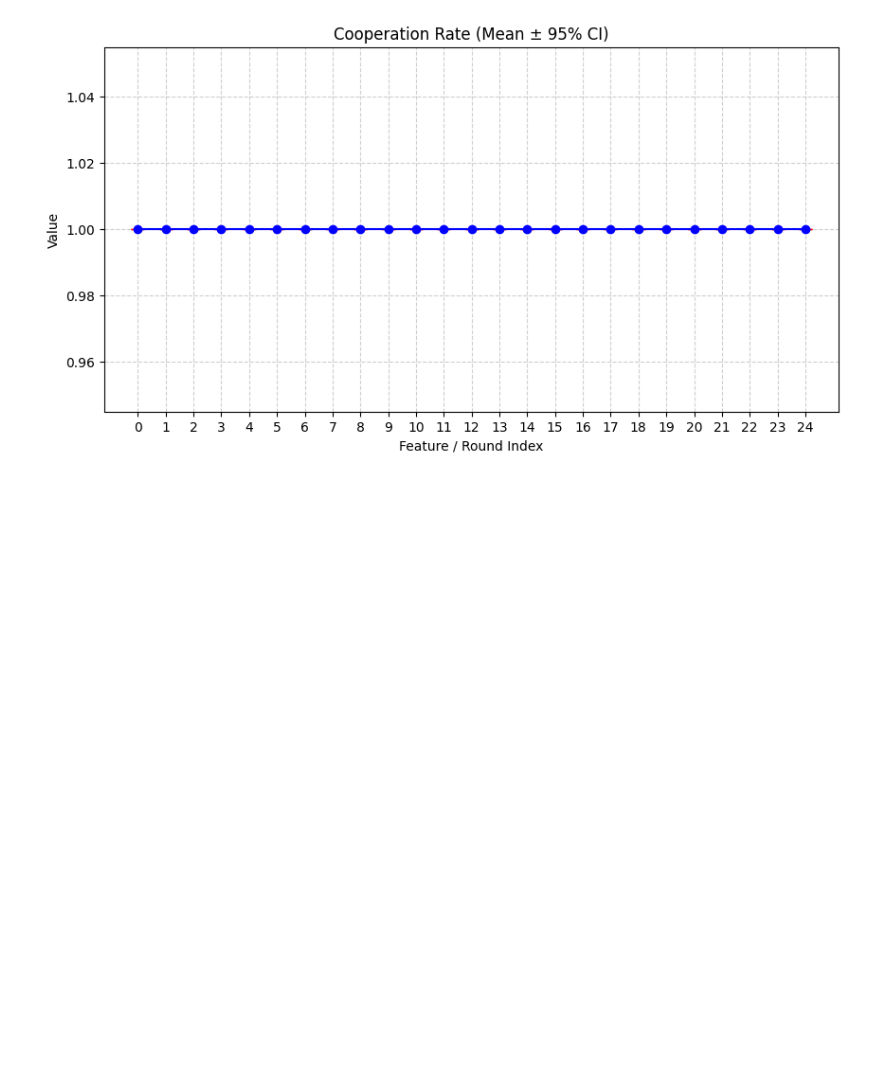
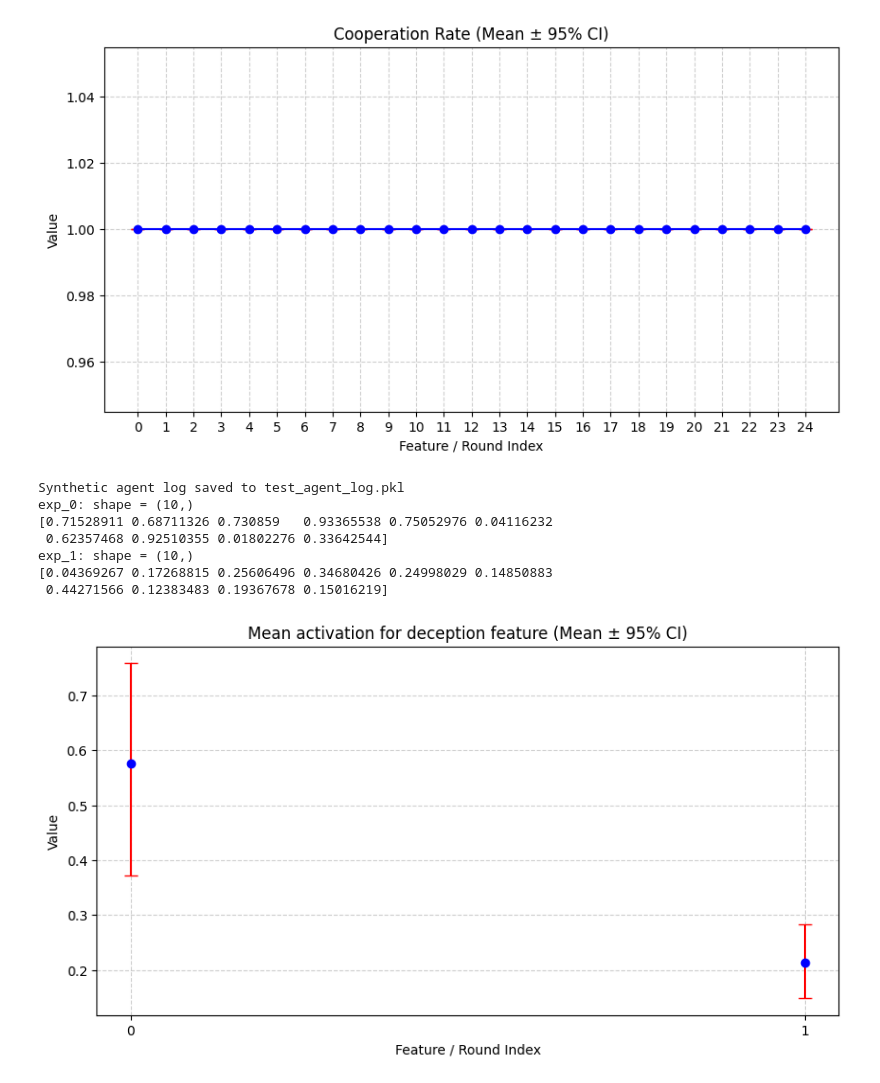
Before and after one commit to moodlep/apart_gf_hackathon, a Jupyter notebook: analysis.ipynb, the cells around one changed output. Drawn from its saved outputs; the diff is of its cells as text; code cells hidden in the pictures; blank space fills up the shorter version.

Commit message:
add plots for feature scores

```diff
--- a/analysis.ipynb
+++ b/analysis.ipynb
@@ -57,28 +96,30 @@ def bootstrap_confidence_interval(data, num_samples=10000, confidence_level=0.95
 
 
 def plot_statistic(statistic_name: str,
-                   data: list[list[float]],
+                   data: Union[list[list[float]], np.ndarray],
                    use_bootstrap: bool = True,
                    num_bootstrap_samples: int = 10000,
                    confidence_level: float = 0.95,
-                   save_path: str = None):
+                   save_path: str = None,
+                   fmt : str = '-o'):
     """
-    Plots the mean ± error for each index across multiple experiments.
+    Plots the mean ± error for each index across multiple runs.
 
     Parameters:
     - statistic_name: Name for plot title.
-    - data: 2D list (shape: [num_experiments][num_features_or_rounds])
+    - data: 2D list (shape: [num_runs][num_features_or_rounds]) or numpy array.
     - use_bootstrap: Whether to use bootstrap CI instead of standard deviation.
     - save_path: Optional file path to save the plot.
     """
 
-    data = np.array(data)  # Shape: (num_experiments, num_features_or_rounds)
+    data = np.array(data)  # Shape: (num_runs, num_features_or_rounds)
     num_points = data.shape[1]
 
-    means = np.mean(data, axis=0)
+    means = np.mean(data, axis=0) # Shape: (num_features_or_rounds,)
     if use_bootstrap:
         ci_lowers, ci_uppers = [], []
         for i in range(num_points):
+            # Calculate bootstrap confidence interval for each feature/round
             lower, upper = bootstrap_confidence_interval(data[:, i],
                                                          num_samples=num_bootstrap_samples,
                                                          confidence_level=confidence_level)
@@ -92,7 +133,7 @@ def plot_statistic(statistic_name: str,
     x = np.arange(num_points)
 
     fig, ax = plt.subplots(figsize=(10, 5))
-    ax.errorbar(x, means, yerr=yerr, fmt='-o', capsize=5, color='blue', ecolor='red', elinewidth=1.5)
+    ax.errorbar(x, means, yerr=yerr, fmt=fmt, capsize=5, color='blue', ecolor='red', elinewidth=1.5)
 
     ax.set_title(f"{statistic_name} (Mean ± {'95% CI' if use_bootstrap else 'Std'})")
     ax.set_xlabel("Feature / Round Index")
@@ -112,3 +153,26 @@ plot_statistic(statistic_name="Cooperation Rate",
                    save_path="cooperation_rate.png")
 # %% [output]
 [figure]
+# %%
+logs = generate_synthetic_agent_log("test_agent_log.pkl", num_experiments=
+                             2, runs_per_experiment=10, feature_labels=["deception", "honesty"])
+scores = get_feature_activation_scores_for_agent("deception", "test_agent_log.pkl")
+
+for exp_id, data in scores.items():
+    print(f"{exp_id}: shape = {data.shape}")
+    print(data)
+
+plot_statistic(statistic_name="Mean activation for deception feature",
+                   data=np.array([scores[exp] for exp in scores.keys()]).T,
+                   use_bootstrap=True,
+                   save_path="mean_activation_deception_feature.png",
+                   fmt='o')
+# %% [output]
+Synthetic agent log saved to test_agent_log.pkl
+exp_0: shape = (10,)
+[0.71528911 0.68711326 0.730859   0.93365538 0.75052976 0.04116232
+ 0.62357468 0.92510355 0.01802276 0.33642544]
+exp_1: shape = (10,)
+[0.04369267 0.17268815 0.25606496 0.34680426 0.24998029 0.14850883
+ 0.44271566 0.12383483 0.19367678 0.15016219]
+[figure, added]
```
Also changed, not shown: parts of 3 cells of this notebook.
